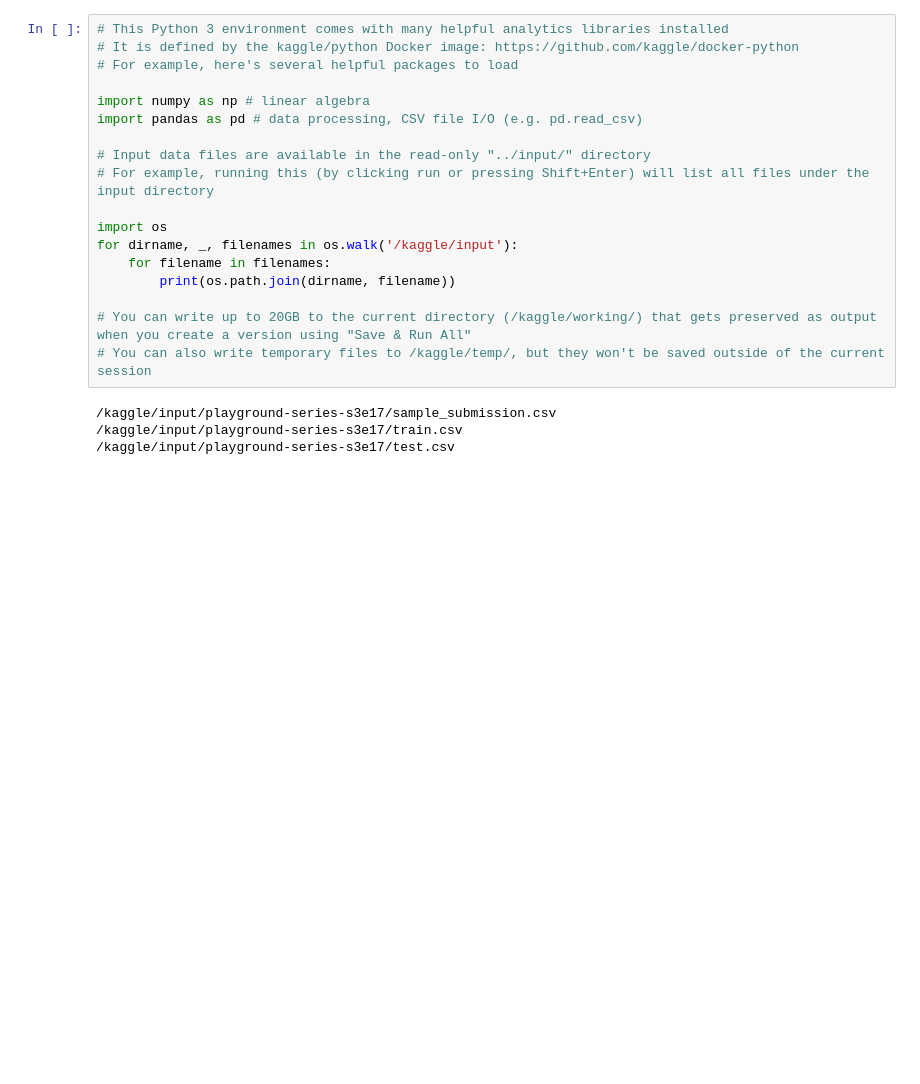
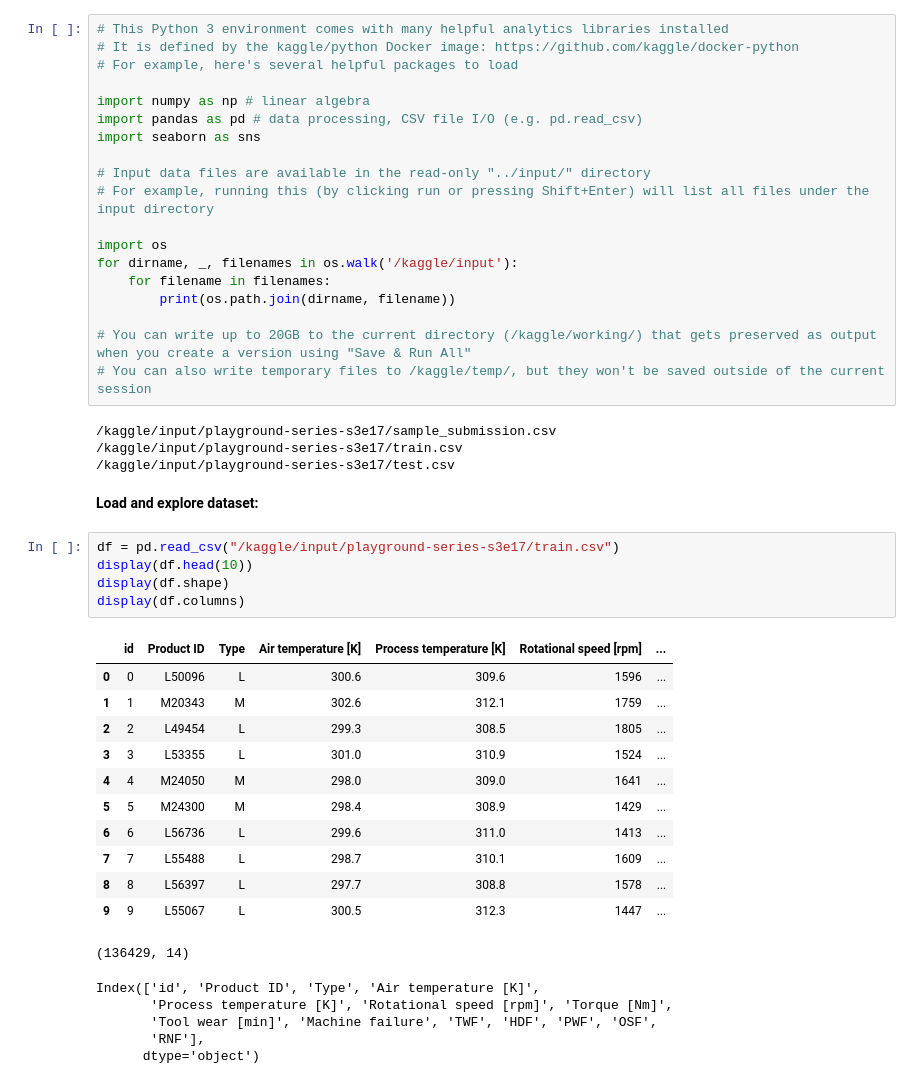
Before and after one commit to sharmilat29/Kaggle-Machine-Failure-Classification-Algorithms, a Jupyter notebook: machine-failure-binary-classification.ipynb, the cells around one changed output. Saved outputs shown, nothing was run; the diff lists cells and outputs as text; blank space fills up the shorter version.

Commit message:
Kaggle Notebook | Machine Failure - Binary Classification | Version 2

```diff
--- a/machine-failure-binary-classification.ipynb
+++ b/machine-failure-binary-classification.ipynb
@@ -5,6 +5,7 @@
 
 import numpy as np # linear algebra
 import pandas as pd # data processing, CSV file I/O (e.g. pd.read_csv)
+import seaborn as sns
 
 # Input data files are available in the read-only "../input/" directory
 # For example, running this (by clicking run or pressing Shift+Enter) will list all files under the input directory
@@ -20,3 +21,28 @@ for dirname, _, filenames in os.walk('/kaggle/input'):
 /kaggle/input/playground-series-s3e17/sample_submission.csv
 /kaggle/input/playground-series-s3e17/train.csv
 /kaggle/input/playground-series-s3e17/test.csv
+# %% [markdown]
+**Load and explore dataset:**
+# %%
+df = pd.read_csv("/kaggle/input/playground-series-s3e17/train.csv")
+display(df.head(10))
+display(df.shape)
+display(df.columns)
+# %% [output]
+|  | id | Product ID | Type | Air temperature [K] | Process temperature [K] | Rotational speed [rpm] | ... |
+| 0 | 0 | L50096 | L | 300.6 | 309.6 | 1596 | ... |
+| 1 | 1 | M20343 | M | 302.6 | 312.1 | 1759 | ... |
+| 2 | 2 | L49454 | L | 299.3 | 308.5 | 1805 | ... |
+| 3 | 3 | L53355 | L | 301.0 | 310.9 | 1524 | ... |
+| 4 | 4 | M24050 | M | 298.0 | 309.0 | 1641 | ... |
+| 5 | 5 | M24300 | M | 298.4 | 308.9 | 1429 | ... |
+| 6 | 6 | L56736 | L | 299.6 | 311.0 | 1413 | ... |
+| 7 | 7 | L55488 | L | 298.7 | 310.1 | 1609 | ... |
+| 8 | 8 | L56397 | L | 297.7 | 308.8 | 1578 | ... |
+| 9 | 9 | L55067 | L | 300.5 | 312.3 | 1447 | ... |
+(136429, 14)
+Index(['id', 'Product ID', 'Type', 'Air temperature [K]',
+       'Process temperature [K]', 'Rotational speed [rpm]', 'Torque [Nm]',
+       'Tool wear [min]', 'Machine failure', 'TWF', 'HDF', 'PWF', 'OSF',
+       'RNF'],
+      dtype='object')
```
Also changed, not shown: parts of 8 cells of this notebook.
